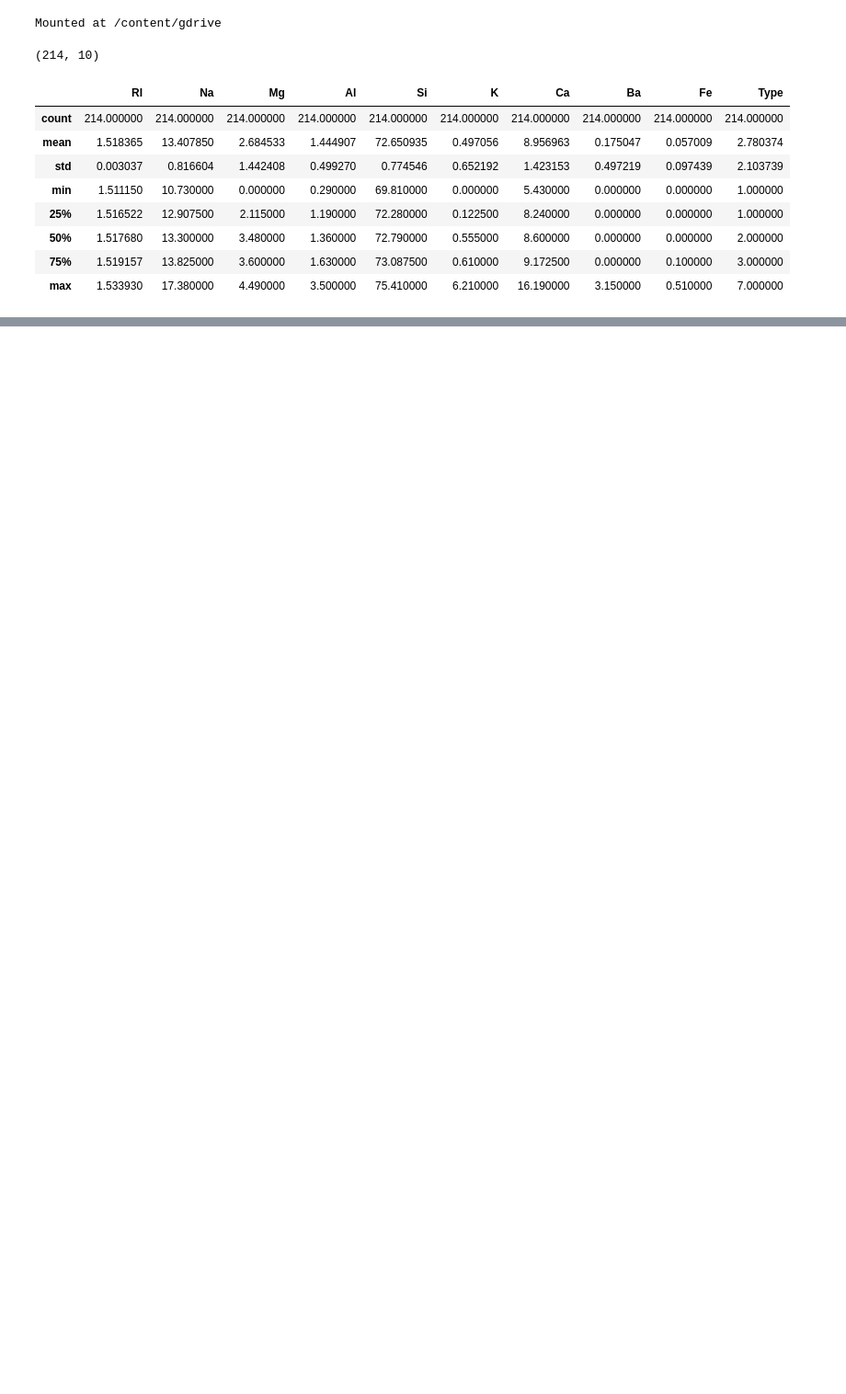
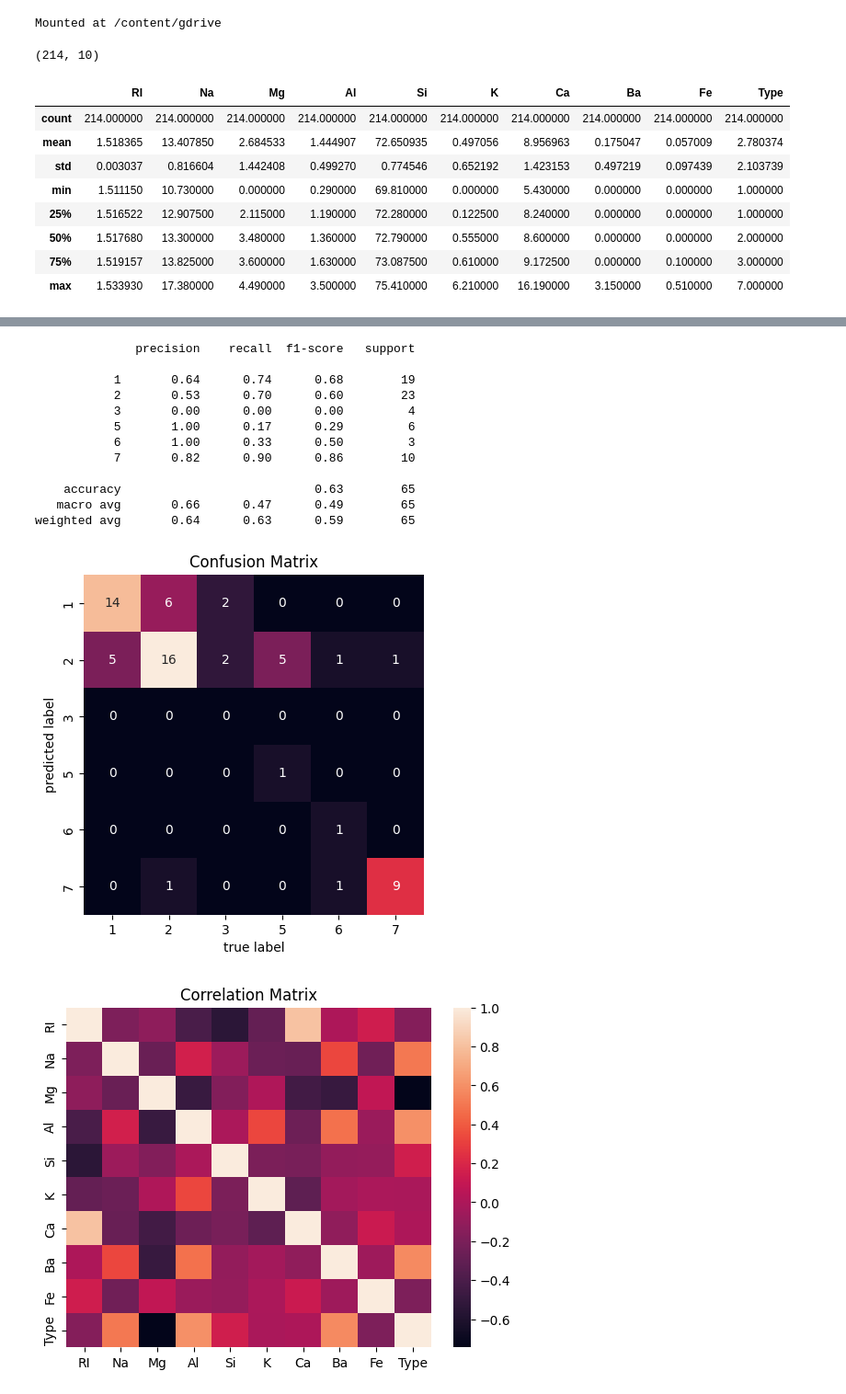
Before and after one commit to MuraliKoushikDesu/MuraliKoushikDesu, a Jupyter notebook: MuraliKoushikDesu_ICP5.ipynb, the cells around one changed output, grey strips where cells are left out. Shown at 92% size. Saved outputs shown, nothing was run; the diff lists cells and outputs as text; code cells hidden in the pictures; blank space fills up the shorter version.

```diff
--- a/MuraliKoushikDesu_ICP5.ipynb
+++ b/MuraliKoushikDesu_ICP5.ipynb
@@ -154,0 +56,56 @@ weighted avg       0.67      0.66      0.66        86
+# %%
+import numpy as np
+import pandas as pd
+from sklearn.model_selection import train_test_split
+from sklearn.neural_network import MLPClassifier
+from sklearn.metrics import classification_report, confusion_matrix
+import matplotlib.pyplot as plt
+import seaborn as sns
+
+# Load data
+df = pd.read_csv('/content/gdrive/My Drive/glass.csv')
+
+# Split data into train and test sets
+X = df.drop('Type', axis=1)
+y = df['Type']
+X_train, X_test, y_train, y_test = train_test_split(X, y, test_size=0.3, random_state=42)
+
+# Train MLP model
+mlp = MLPClassifier(hidden_layer_sizes=(10,), max_iter=1000)
+mlp.fit(X_train, y_train)
+
+# Evaluate on test set
+y_pred = mlp.predict(X_test)
+print(classification_report(y_test, y_pred))
+
+# Confusion matrix
+mat = confusion_matrix(y_test, y_pred)
+sns.heatmap(mat.T, square=True, annot=True, fmt='d', cbar=False,
+            xticklabels=mlp.classes_, yticklabels=mlp.classes_)
+plt.xlabel('true label')
+plt.ylabel('predicted label')
+plt.title('Confusion Matrix')
+plt.show()
+
+# Correlation matrix
+corr = df.corr()
+sns.heatmap(corr,
+            xticklabels=corr.columns.values,
+            yticklabels=corr.columns.values)
+plt.title('Correlation Matrix')
+plt.show()
+# %% [output]
+              precision    recall  f1-score   support
+
+           1       0.64      0.74      0.68        19
+           2       0.53      0.70      0.60        23
+           3       0.00      0.00      0.00         4
+           5       1.00      0.17      0.29         6
+           6       1.00      0.33      0.50         3
+           7       0.82      0.90      0.86        10
+
+    accuracy                           0.63        65
+   macro avg       0.66      0.47      0.49        65
+weighted avg       0.64      0.63      0.59        65
+[figure, added]
+[figure, added]
```
Also changed, not shown: parts of 2 cells of this notebook.
